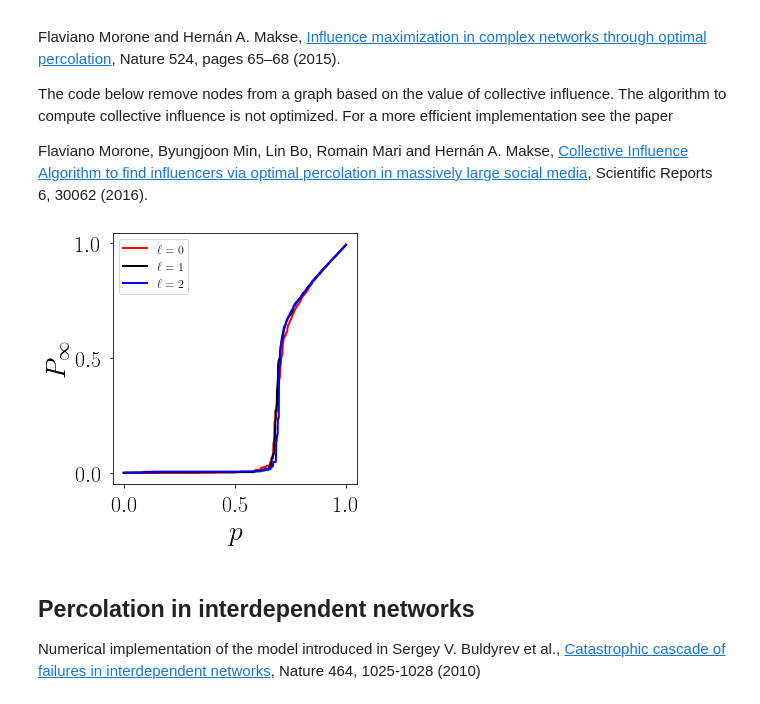
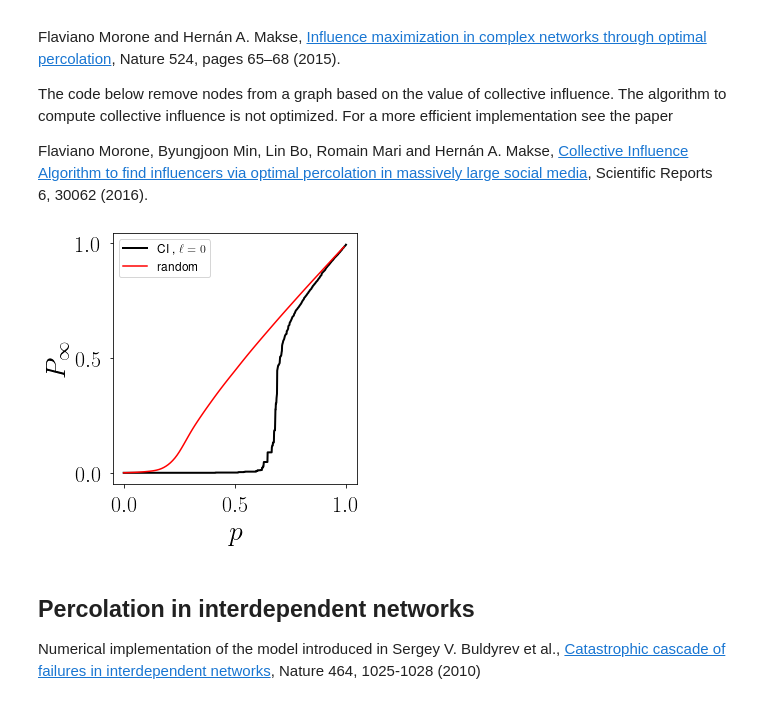
Before and after one commit to filrad/Percolation-on-complex-networks, a Jupyter notebook: percolation_on_complex_networks.ipynb, the cells around one changed output. Saved outputs shown, nothing was run; the diff lists cells and outputs as text; code cells hidden in the pictures.

```diff
--- a/percolation_on_complex_networks.ipynb
+++ b/percolation_on_complex_networks.ipynb
@@ -1078,3 +1092,6 @@ av[ell] = newman_ziff_optimal_percolation (G, ell)
+# %%
+ell = 0
+av = newman_ziff_optimal_percolation (G, ell)
 # %%
 def add_to_plot (val, ax, color, label):
 
@@ -1084,7 +1101,6 @@ def add_to_plot (val, ax, color, label):
     for i in range (0, len(val)):
         x.append(float(i)/float(len(val)))
         y.append(val[i])
-
 
     ax.plot(x, y, linestyle='-', linewidth=2, color=color, label=label)
 
@@ -1100,38 +1116,36 @@ plt.rcParams['xtick.major.pad'] = 8
 plt.rcParams['ytick.major.pad'] = 8
 
 
 
 ax1 = fig.add_subplot(1,1,1)
 ax1.set_ylabel('$P_\infty$', fontsize=28)
 ax1.set_xlabel('$p$', fontsize=28)
 
 
 
 
 
 
-add_to_plot (av[0], ax1, 'red', '$\\ell = 0$')
-add_to_plot (av[1], ax1, 'black', '$\\ell = 1$')
-add_to_plot (av[2], ax1, 'blue', '$\\ell = 2$')
-
+add_to_plot (av, ax1, 'black', 'CI , $\\ell = %d$' % ell)
+ax1.plot(bond_p_vec, site_av_can, color = 'red', label = 'random')
 
 
 
 
 
 
 
 
 ax1.legend(loc=2, numpoints=1, prop={'size':12})
 ax1.locator_params(nbins=4)
 
 
 
 fig.tight_layout()
 #fig.savefig('fig1.pdf')
 plt.show()
 # %% [output]
-[figure, old version]
+[figure, new version]
 # %% [markdown]
 ## Percolation in interdependent networks
 
```
Also changed, not shown: parts of 13 cells of this notebook.
